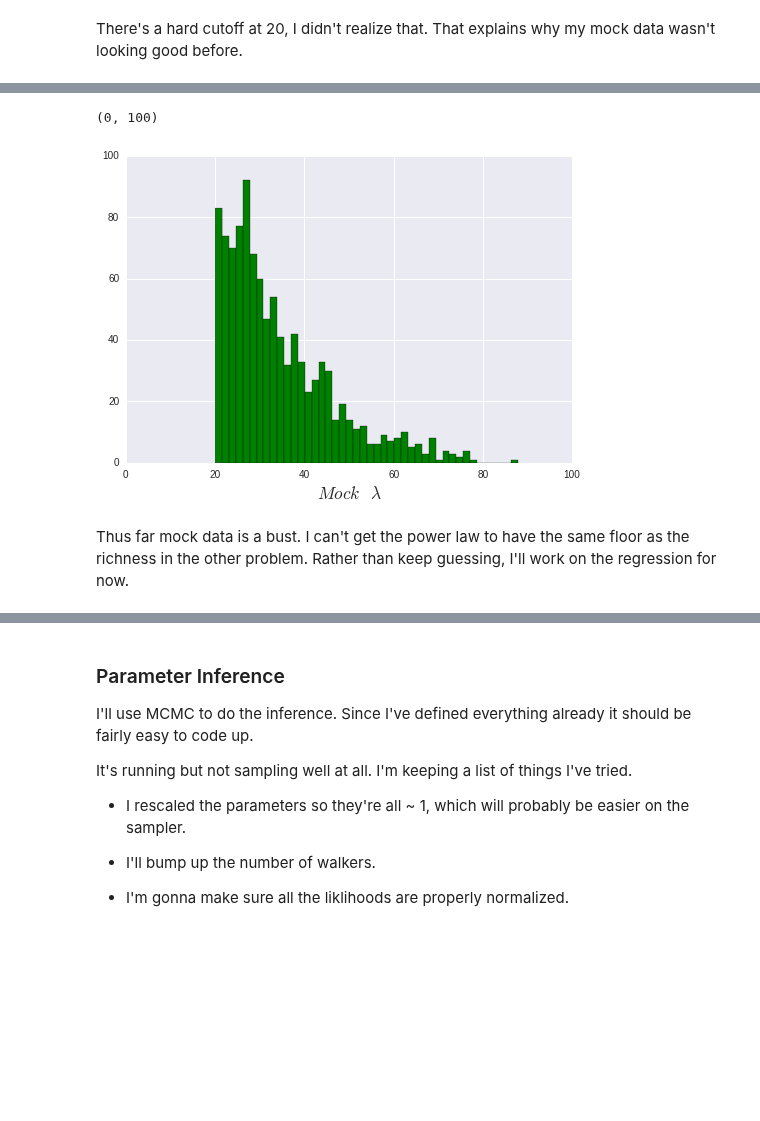
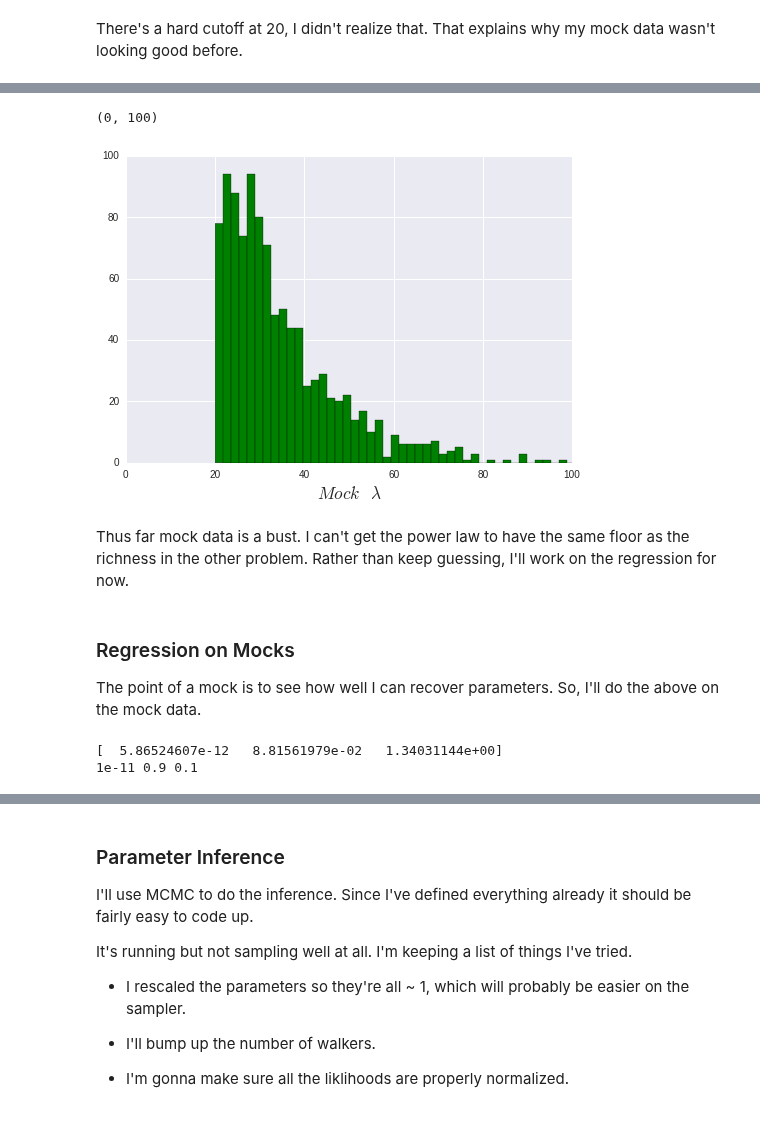
Before and after one commit to Ravirajadrangi/ClusterMassInference, a Jupyter notebook: Project Notebook.ipynb, the cells around one changed output, grey strips where cells are left out. Cells and saved outputs as stored; diff of their text form; code cells hidden in the pictures; blank space fills up the shorter version.

```diff
--- a/Project Notebook.ipynb
+++ b/Project Notebook.ipynb
@@ -305,14 +305,17 @@ plt.xlim([20,100])
 # %%
-sigma = .1
-lambda_samples = np.random.lognormal(mean = np.log(mean),sigma = sigma)
+sigma_true = .1
+lambda_samples = np.random.lognormal(mean = np.log(mean),sigma = sigma_true)
 z_samples  = z_samples[lambda_samples>20]
 lambda_samples = lambda_samples[lambda_samples>20]
-
-plt.hist(lambda_samples, bins = int(np.sqrt(nSamples)), color = data_color )
-plt.xlabel('$Mock\; \lambda$',size = 'xx-large')
-plt.xlim([0,100])
-# %% [output]
-(0, 100)
-[figure, removed]
+# %%
+plt.hist(lambda_samples, bins = 50, color = data_color )
+plt.xlabel('$Mock\; \lambda$',size = 'xx-large')
+plt.xlim([0,100])
+# %% [output]
+(0, 100)
+[figure, added]
 # %% [markdown]
 Thus far mock data is a bust. I can't get the power law to have the same floor as the richness in the other problem. Rather than keep guessing, I'll work on the regression for now.
+# %% [markdown]
+### Regression on Mocks
+The point of a mock is to see how well I can recover parameters. So, I'll do the above on the mock data.
@@ -318,0 +419,9 @@ Thus far mock data is a bust. I can't get the power law to have the same floor a
+# %%
+chain = sampler.flatchain[nburn:, :3]#eliminate mass
+
+MAP = chain.mean(axis = 0)
+print MAP
+print a_true, b_true, sigma_true
+# %% [output]
+[  5.86524607e-12   8.81561979e-02   1.34031144e+00]
+1e-11 0.9 0.1
```
Also changed, not shown: parts of 30 cells of this notebook.
